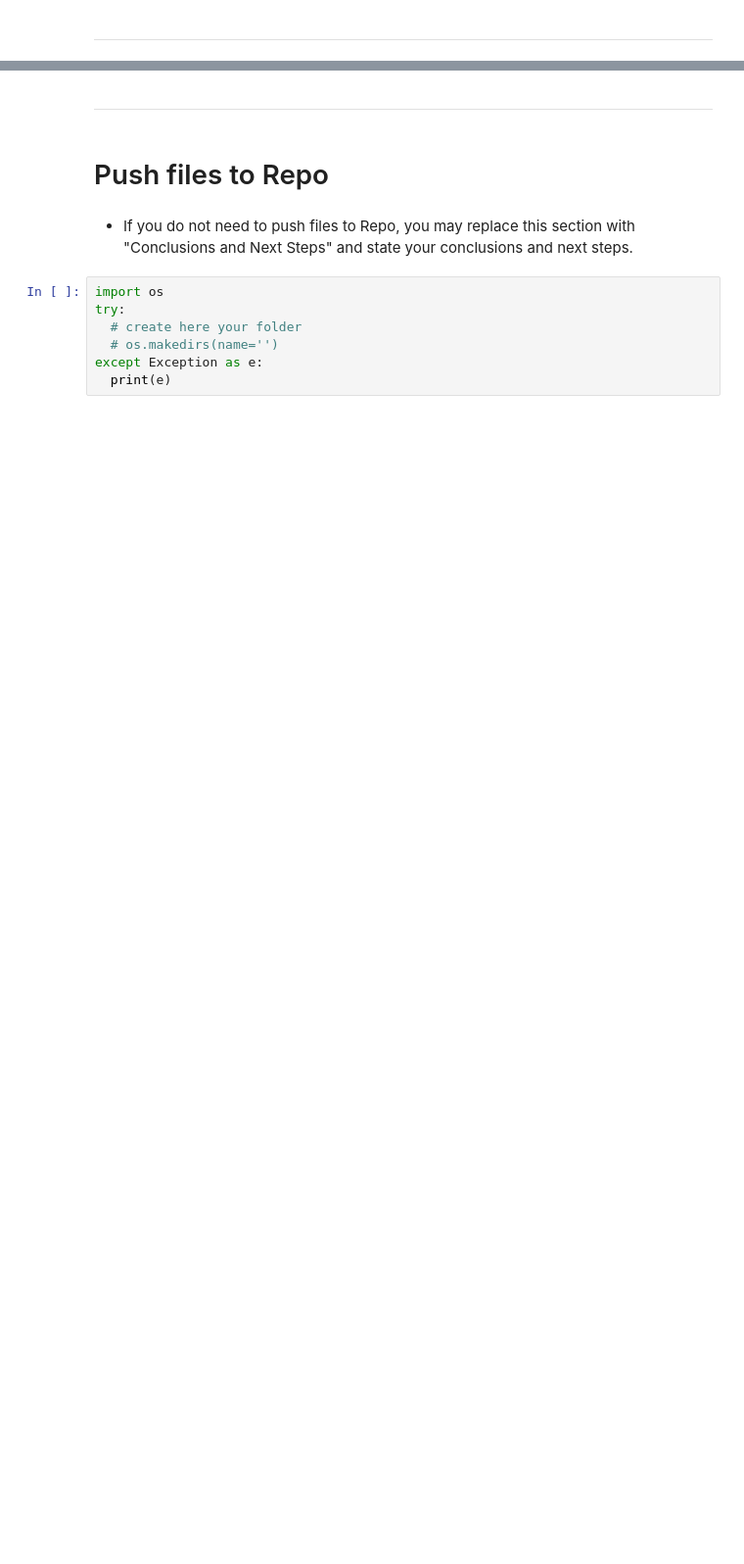
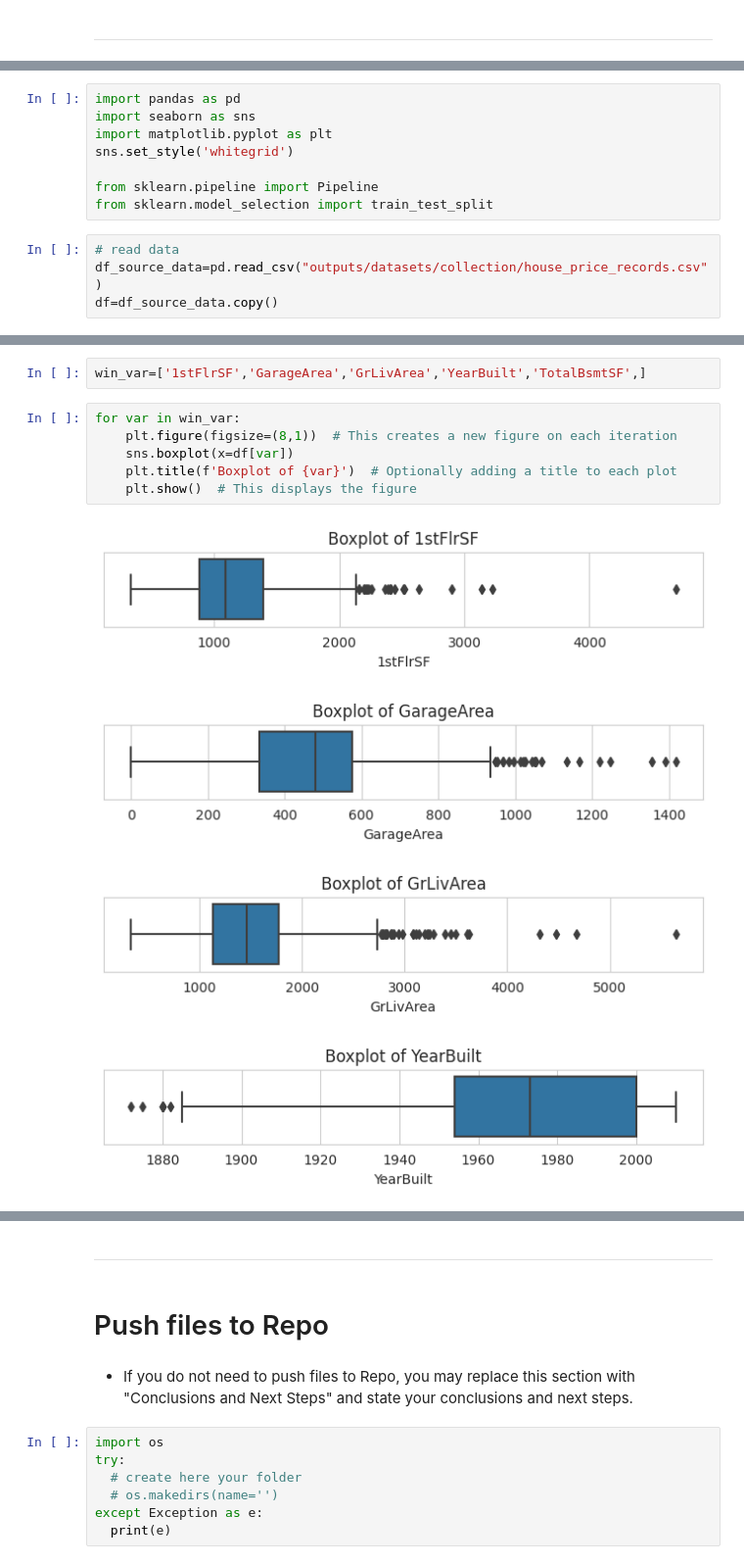
Before and after one commit to ysgurjar/pp5_project_heritage_housing, a Jupyter notebook: jupyter_notebooks/04.feature_engineering.ipynb, the cells around one changed output, grey strips where cells are left out. Shown at 98% size. Drawn from its saved outputs; the diff is of its cells as text; blank space fills up the shorter version.

```diff
--- a/jupyter_notebooks/04.feature_engineering.ipynb
+++ b/jupyter_notebooks/04.feature_engineering.ipynb
@@ -60,0 +73,12 @@ NOTE
+# %%
+import pandas as pd
+import seaborn as sns
+import matplotlib.pyplot as plt
+sns.set_style('whitegrid')
+
+from sklearn.pipeline import Pipeline
+from sklearn.model_selection import train_test_split
+# %%
+# read data
+df_source_data=pd.read_csv("outputs/datasets/collection/house_price_records.csv")
+df=df_source_data.copy()
@@ -60,0 +114,13 @@ NOTE
+# %%
+win_var=['1stFlrSF','GarageArea','GrLivArea','YearBuilt','TotalBsmtSF',]
+# %%
+for var in win_var:
+    plt.figure(figsize=(8,1))  # This creates a new figure on each iteration
+    sns.boxplot(x=df[var])
+    plt.title(f'Boxplot of {var}')  # Optionally adding a title to each plot
+    plt.show()  # This displays the figure
+# %% [output]
+[figure, added]
+[figure, added]
+[figure, added]
+[figure, added]
```
Also changed, not shown: parts of 20 cells of this notebook, 1 other file.
